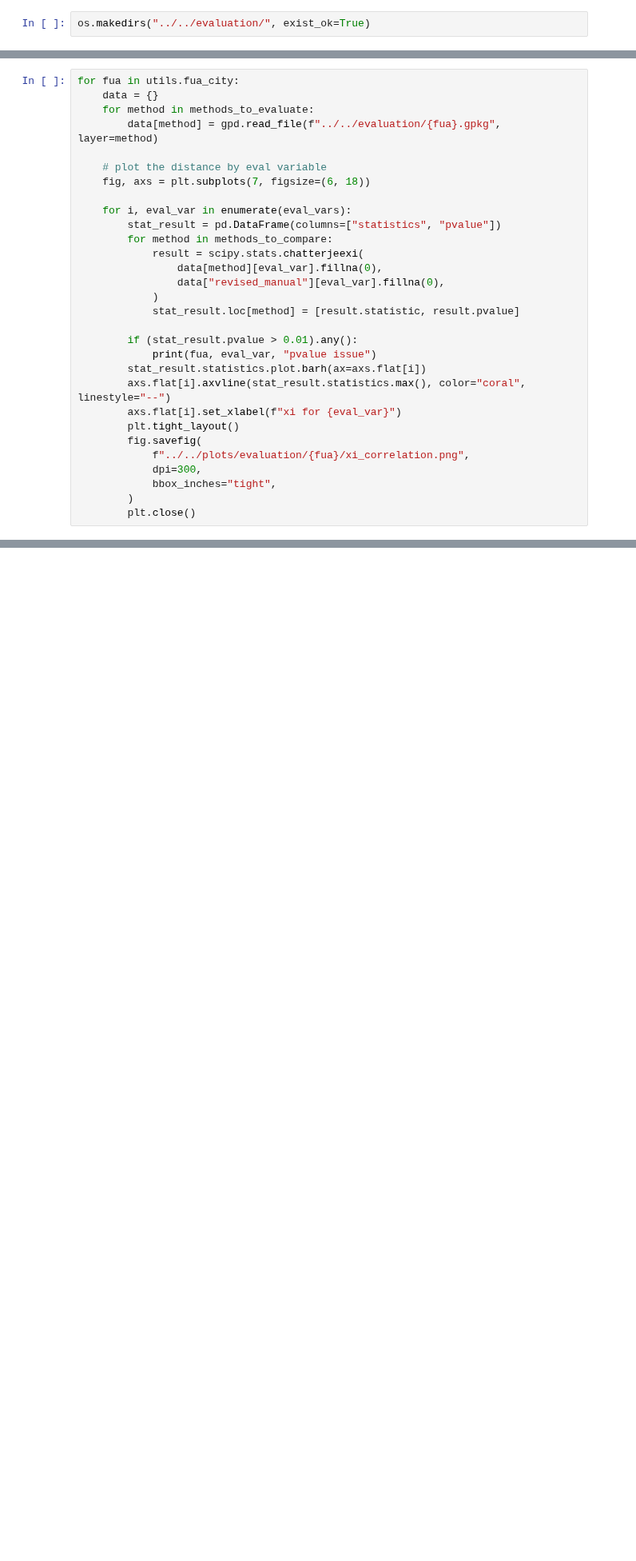
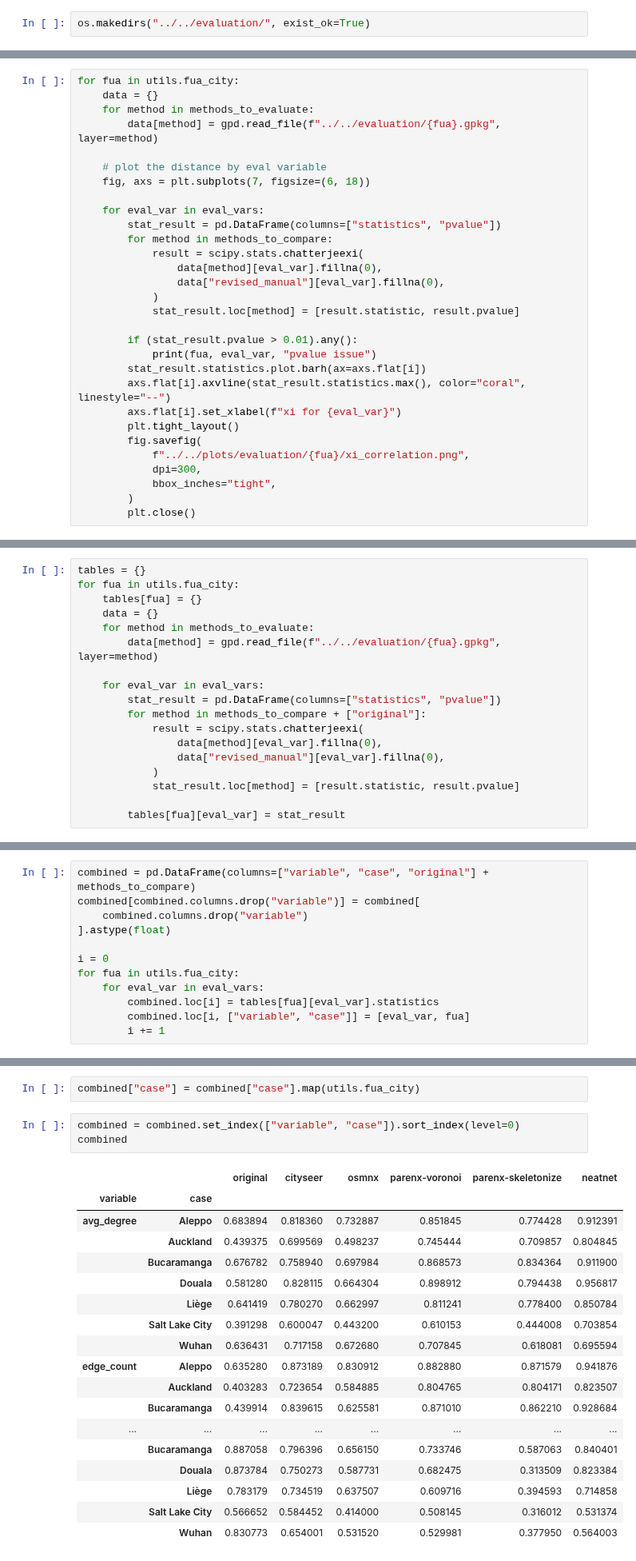
Before and after one commit to uscuni/simplification, a Jupyter notebook: notebooks/evaluation/statistical_comparison.ipynb, the cells around one changed output, grey strips where cells are left out. Shown at 80% size. Cells and saved outputs as stored; diff of their text form; blank space fills up the shorter version.

Commit message:
Add tabular outputs of statistical comparison (#239)
* numbers

* lint

```diff
--- a/notebooks/evaluation/statistical_comparison.ipynb
+++ b/notebooks/evaluation/statistical_comparison.ipynb
@@ -196,7 +196,7 @@ for fua in utils.fua_city:
     # plot the distance by eval variable
     fig, axs = plt.subplots(7, figsize=(6, 18))
 
-    for i, eval_var in enumerate(eval_vars):
+    for eval_var in eval_vars:
         stat_result = pd.DataFrame(columns=["statistics", "pvalue"])
         for method in methods_to_compare:
             result = scipy.stats.chatterjeexi(
@@ -219,0 +222,18 @@ for fua in utils.fua_city:
+# %%
+tables = {}
+for fua in utils.fua_city:
+    tables[fua] = {}
+    data = {}
+    for method in methods_to_evaluate:
+        data[method] = gpd.read_file(f"../../evaluation/{fua}.gpkg", layer=method)
+
+    for eval_var in eval_vars:
+        stat_result = pd.DataFrame(columns=["statistics", "pvalue"])
+        for method in methods_to_compare + ["original"]:
+            result = scipy.stats.chatterjeexi(
+                data[method][eval_var].fillna(0),
+                data["revised_manual"][eval_var].fillna(0),
+            )
+            stat_result.loc[method] = [result.statistic, result.pvalue]
+
+        tables[fua][eval_var] = stat_result
@@ -219,0 +242,12 @@ for fua in utils.fua_city:
+# %%
+combined = pd.DataFrame(columns=["variable", "case", "original"] + methods_to_compare)
+combined[combined.columns.drop("variable")] = combined[
+    combined.columns.drop("variable")
+].astype(float)
+
+i = 0
+for fua in utils.fua_city:
+    for eval_var in eval_vars:
+        combined.loc[i] = tables[fua][eval_var].statistics
+        combined.loc[i, ["variable", "case"]] = [eval_var, fua]
+        i += 1
@@ -219,0 +256,24 @@ for fua in utils.fua_city:
+# %%
+combined["case"] = combined["case"].map(utils.fua_city)
+# %%
+combined = combined.set_index(["variable", "case"]).sort_index(level=0)
+combined
+# %% [output]
+|  |  | original | cityseer | osmnx | parenx-voronoi | parenx-skeletonize | neatnet |
+| variable | case |  |  |  |  |  |  |
+| avg_degree | Aleppo | 0.683894 | 0.818360 | 0.732887 | 0.851845 | 0.774428 | 0.912391 |
+|  | Auckland | 0.439375 | 0.699569 | 0.498237 | 0.745444 | 0.709857 | 0.804845 |
+|  | Bucaramanga | 0.676782 | 0.758940 | 0.697984 | 0.868573 | 0.834364 | 0.911900 |
+|  | Douala | 0.581280 | 0.828115 | 0.664304 | 0.898912 | 0.794438 | 0.956817 |
+|  | Liège | 0.641419 | 0.780270 | 0.662997 | 0.811241 | 0.778400 | 0.850784 |
+|  | Salt Lake City | 0.391298 | 0.600047 | 0.443200 | 0.610153 | 0.444008 | 0.703854 |
+|  | Wuhan | 0.636431 | 0.717158 | 0.672680 | 0.707845 | 0.618081 | 0.695594 |
+| edge_count | Aleppo | 0.635280 | 0.873189 | 0.830912 | 0.882880 | 0.871579 | 0.941876 |
+|  | Auckland | 0.403283 | 0.723654 | 0.584885 | 0.804765 | 0.804171 | 0.823507 |
+|  | Bucaramanga | 0.439914 | 0.839615 | 0.625581 | 0.871010 | 0.862210 | 0.928684 |
+| ... | ... | ... | ... | ... | ... | ... | ... |
+|  | Bucaramanga | 0.887058 | 0.796396 | 0.656150 | 0.733746 | 0.587063 | 0.840401 |
+|  | Douala | 0.873784 | 0.750273 | 0.587731 | 0.682475 | 0.313509 | 0.823384 |
+|  | Liège | 0.783179 | 0.734519 | 0.637507 | 0.609716 | 0.394593 | 0.714858 |
+|  | Salt Lake City | 0.566652 | 0.584452 | 0.414000 | 0.508145 | 0.316012 | 0.531374 |
+|  | Wuhan | 0.830773 | 0.654001 | 0.531520 | 0.529981 | 0.377950 | 0.564003 |
```
Also changed, not shown: parts of 9 cells of this notebook.
